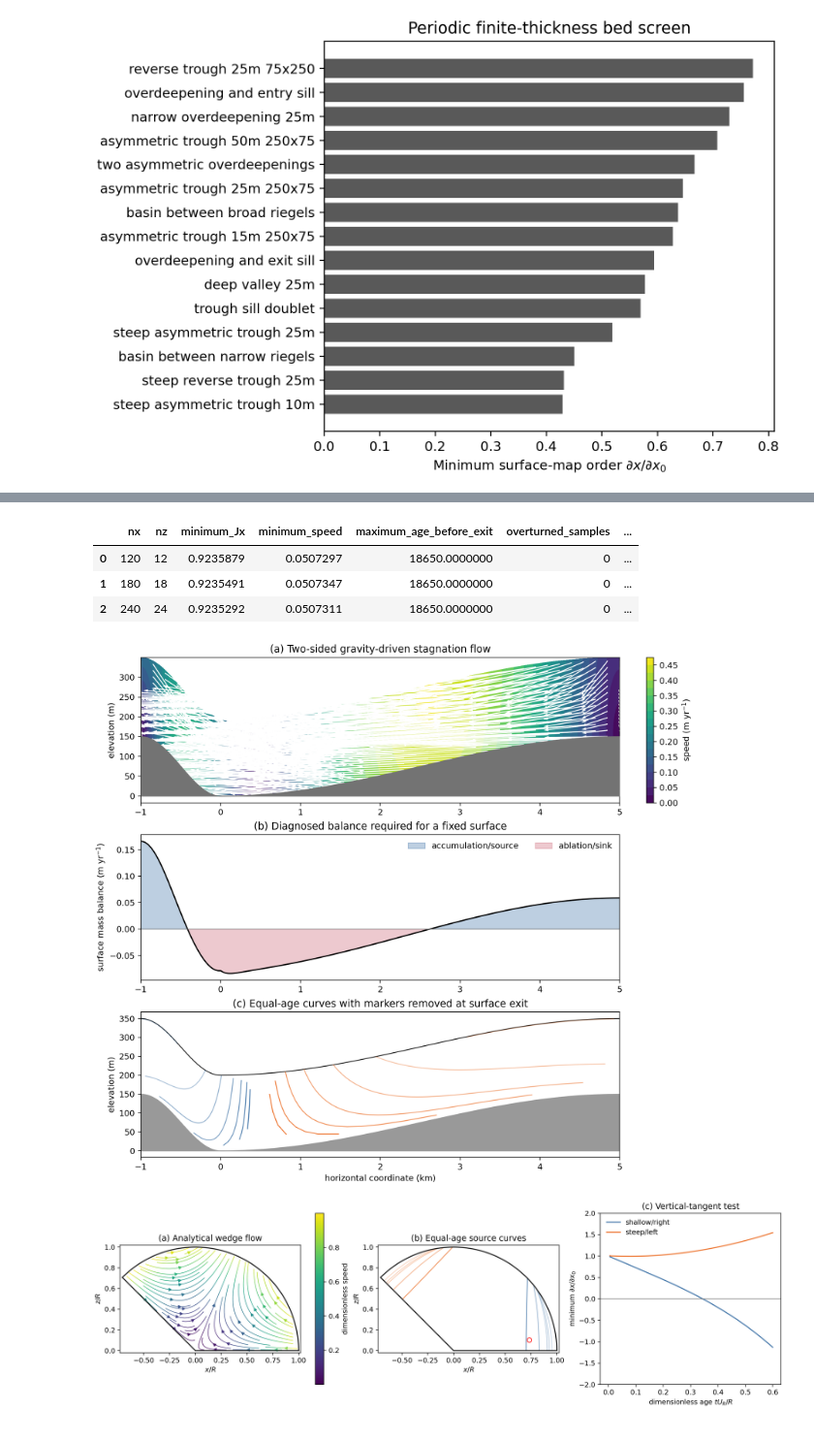
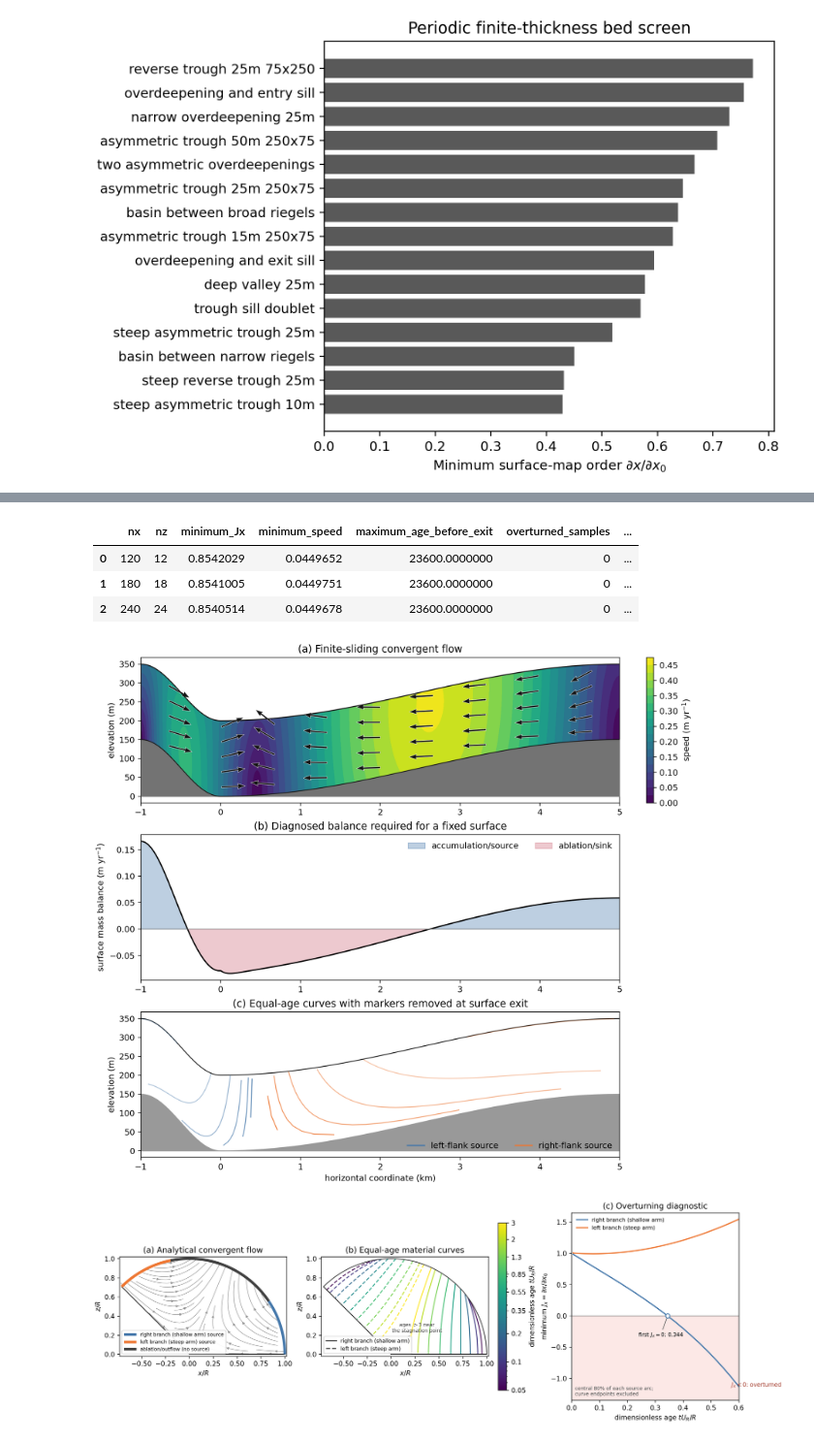
Before and after one commit to bradlipovsky/isochrone-overturning, a Jupyter notebook: notebooks/reviewer2_geometry_survey.ipynb, the cells around one changed output, grey strips where cells are left out. Shown at 97% size. Saved outputs shown, nothing was run; the diff lists cells and outputs as text; code cells hidden in the pictures.

Commit message:
Map overturning across trough and convergent geometries

```diff
--- a/notebooks/reviewer2_geometry_survey.ipynb
+++ b/notebooks/reviewer2_geometry_survey.ipynb
@@ -218,18 +235,18 @@ The exact analytical JM wedge does overturn its shallow/right source. Its midpoi
 # %%
 display(stagnation[[
     "nx", "nz", "minimum_Jx", "minimum_speed", "maximum_age_before_exit",
     "overturned_samples", "relative_energy_residual"
 ]].style.format(precision=7))
 
 display(Image(filename=str(ROOT / "notebooks/stagnation_flow_results/stagnation_flow_summary.png"), width=850))
-display(Image(filename=str(ROOT / "notebooks/stagnation_flow_results/stagnation_flow_wedge_benchmark.png"), width=850))
+display(Image(filename=str(ROOT / "notebooks/stagnation_flow_results/analytical_convergent_flow_benchmark.png"), width=850))
 # %% [output]
 |  | nx | nz | minimum_Jx | minimum_speed | maximum_age_before_exit | overturned_samples | ... |
-| 0 | 120 | 12 | 0.9235879 | 0.0507297 | 18650.0000000 | 0 | ... |
-| 1 | 180 | 18 | 0.9235491 | 0.0507347 | 18650.0000000 | 0 | ... |
-| 2 | 240 | 24 | 0.9235292 | 0.0507311 | 18650.0000000 | 0 | ... |
+| 0 | 120 | 12 | 0.8542029 | 0.0449652 | 23600.0000000 | 0 | ... |
+| 1 | 180 | 18 | 0.8541005 | 0.0449751 | 23600.0000000 | 0 | ... |
+| 2 | 240 | 24 | 0.8540514 | 0.0449678 | 23600.0000000 | 0 | ... |
-[figure, old version]
+[figure, new version]
-[figure, old version]
+[figure, new version]
 # %% [markdown]
 ## Interpretation for Reviewer 2
 
```
Also changed, not shown: parts of 5 cells of this notebook, 30 other files.
